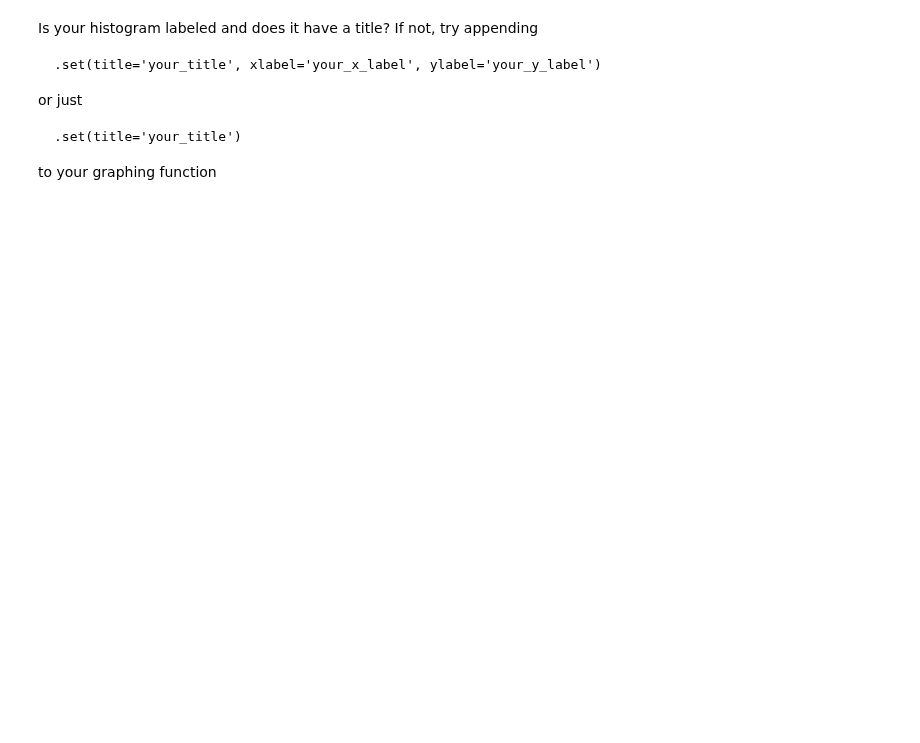
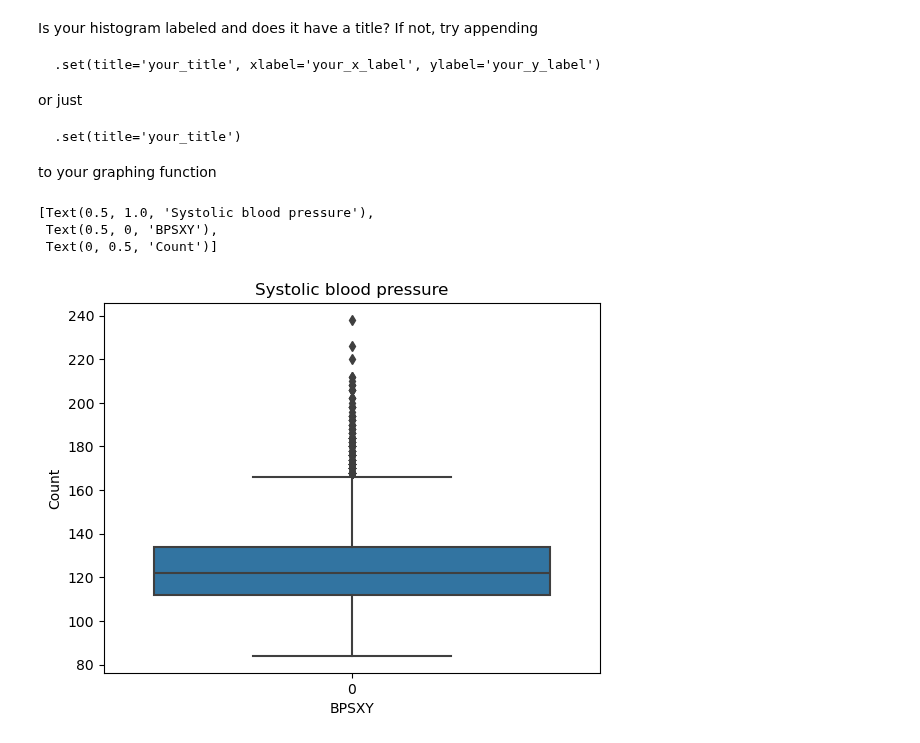
Before and after one commit to donnie-kim/statistics-with-python, a Jupyter notebook: course1/11-w2_assessment.ipynb, the cells around one changed output. Cells and saved outputs as stored; diff of their text form; code cells hidden in the pictures; blank space fills up the shorter version.

```diff
--- a/course1/11-w2_assessment.ipynb
+++ b/course1/11-w2_assessment.ipynb
@@ -142,3 +216,9 @@ or just
 to your graphing function
 # %%
 # Make a boxplot of our 'bp' data using the seaborn library. Make sure it has a title and labels!
+sns.boxplot(bp).set(title="Systolic blood pressure", xlabel="BPSXY", ylabel="Count")
+# %% [output]
+[Text(0.5, 1.0, 'Systolic blood pressure'),
+ Text(0.5, 0, 'BPSXY'),
+ Text(0, 0.5, 'Count')]
+[figure, added]
```
Also changed, not shown: parts of 15 cells of this notebook, 2 other files.
